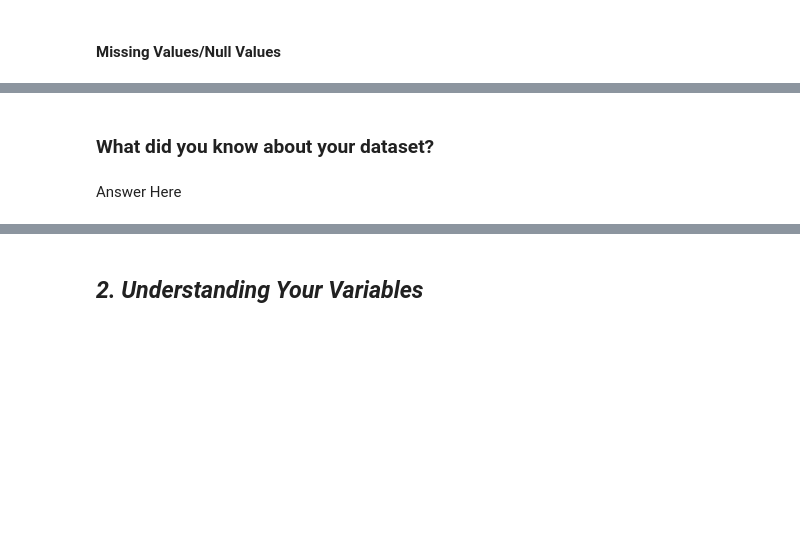
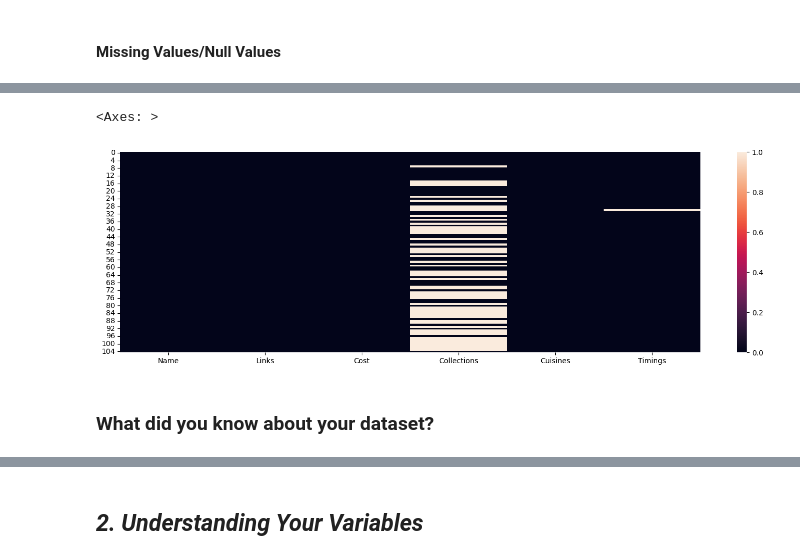
Before and after one commit to apurva-shrivastava/Zomato-Restaurant-Clustering-and-Sentiment-Analysis, a Jupyter notebook: Apurva_Zomato_Restaurant_Clustering_and_Sentiment_Analysis.ipynb, the cells around one changed output, grey strips where cells are left out. Saved outputs shown, nothing was run; the diff lists cells and outputs as text; code cells hidden in the pictures; blank space fills up the shorter version.

```diff
--- a/Apurva_Zomato_Restaurant_Clustering_and_Sentiment_Analysis.ipynb
+++ b/Apurva_Zomato_Restaurant_Clustering_and_Sentiment_Analysis.ipynb
@@ -165,4 +419,10 @@ M - Multivariate Analysis
+# %%
+# Visualizing the missing values
+#Restaurant information Dataset
+fig=plt.figure(figsize=(18,5))
+sns.heatmap(hotels.isna())
+# %% [output]
+<Axes: >
+[figure, added]
 # %% [markdown]
 ### What did you know about your dataset?
-# %% [markdown]
-Answer Here
```
Also changed, not shown: parts of 35 cells of this notebook.
